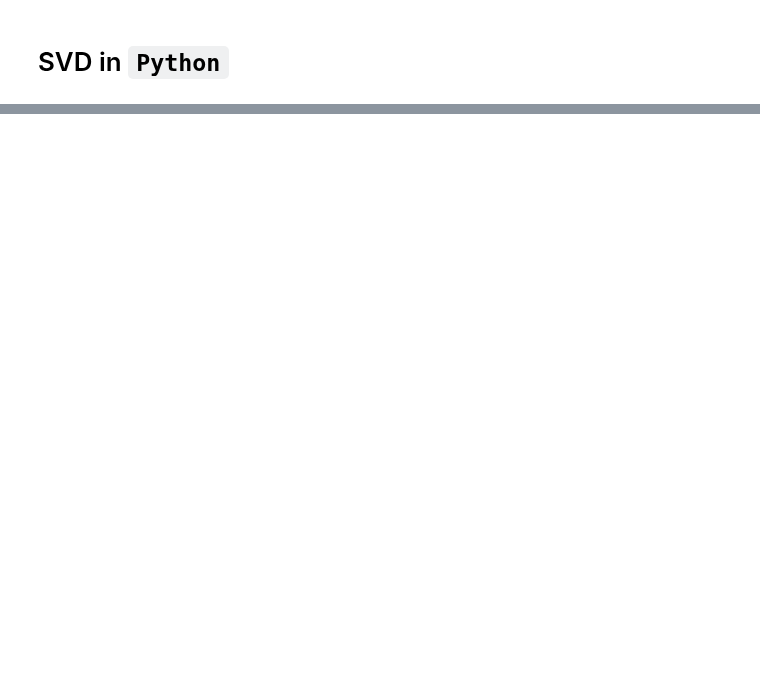
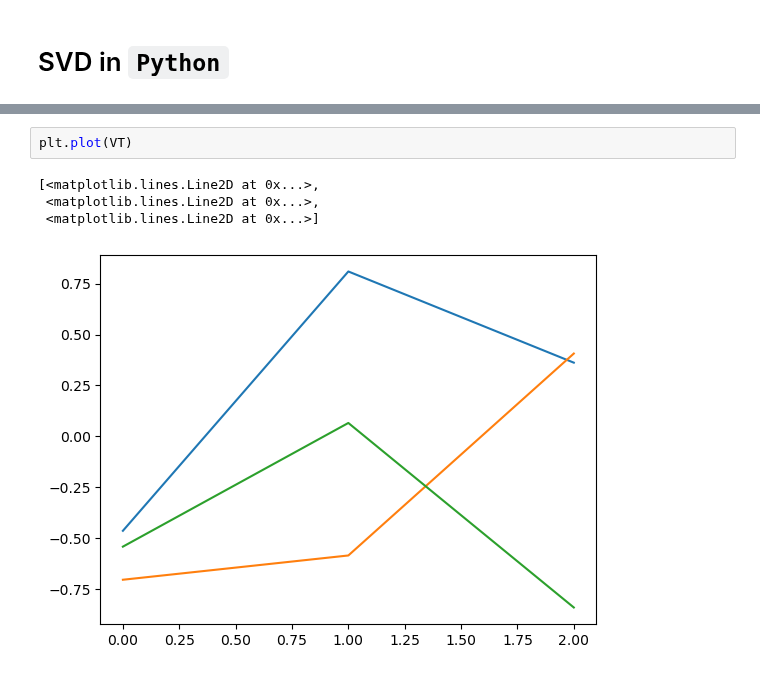
Before and after one commit to MuhammadRehanKhalid/Data_Science_AI, a Jupyter notebook: Day_50_60_SVD_Decomposition/Day_51_SVD_decompo.ipynb, the cells around one changed output, grey strips where cells are left out. Drawn from its saved outputs; the diff is of its cells as text; blank space fills up the shorter version.

```diff
--- a/Day_50_60_SVD_Decomposition/Day_51_SVD_decompo.ipynb
+++ b/Day_50_60_SVD_Decomposition/Day_51_SVD_decompo.ipynb
@@ -29,0 +39,7 @@ print(VT)
+# %%
+plt.plot(VT)
+# %% [output]
+[<matplotlib.lines.Line2D at 0x...>,
+ <matplotlib.lines.Line2D at 0x...>,
+ <matplotlib.lines.Line2D at 0x...>]
+[figure, added]
```
Also changed, not shown: parts of 3 cells of this notebook.
